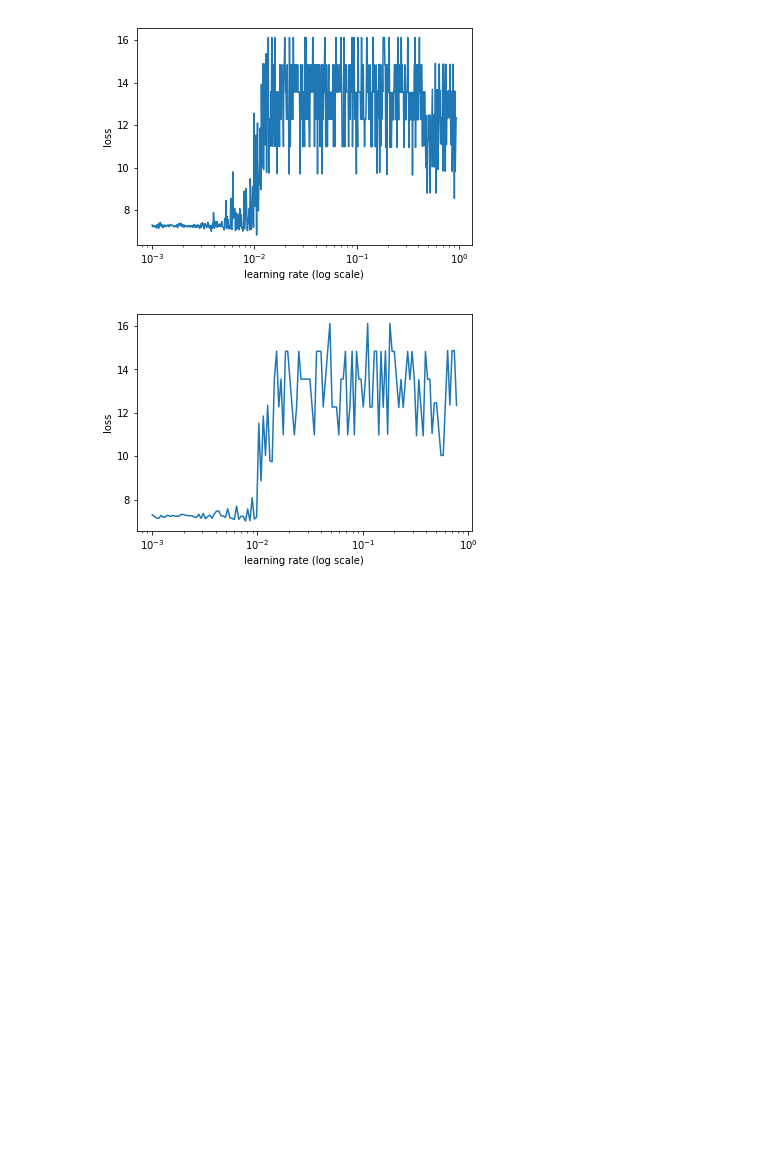
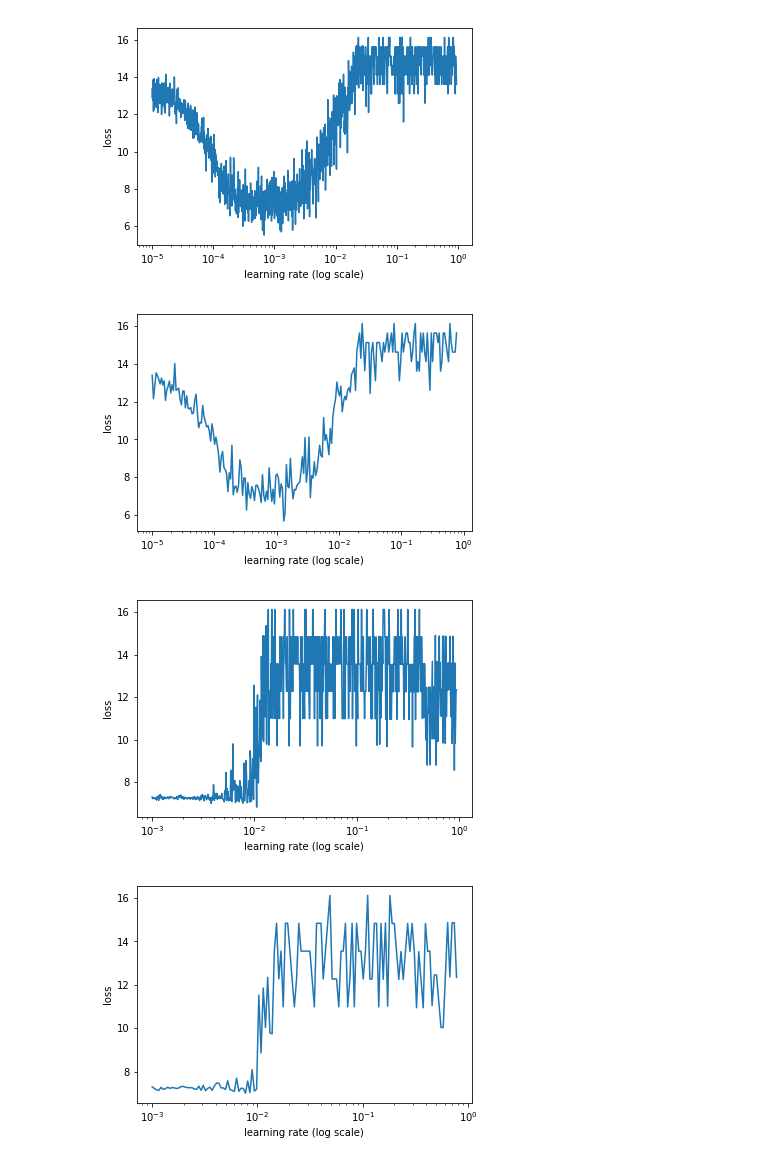
Before and after one commit to patrickbryant1/basic_scilife_scripts, a Jupyter notebook: models/lrfinder_analysis.ipynb, the cells around one changed output. Cells and saved outputs as stored; diff of their text form; code cells hidden in the pictures; blank space fills up the shorter version.

```diff
--- a/models/lrfinder_analysis.ipynb
+++ b/models/lrfinder_analysis.ipynb
@@ -56,6 +56,11 @@ def plot_lrfinder(base, step):
     plt.plot(step_lrs[n_skip_beginning:-n_skip_end], step_losses[n_skip_beginning:-n_skip_end])
     plt.xscale('log')
     plt.show()
+# %%
+plot_lrfinder('/home/pbryant/Desktop/',5)
+# %% [output]
+[figure, added]
+[figure, added]
 # %%
 plot_lrfinder('/home/pbryant/results/CATH/model_out/20190801/',5)
 # %% [output]
```
Also changed, not shown: 2 other files.
